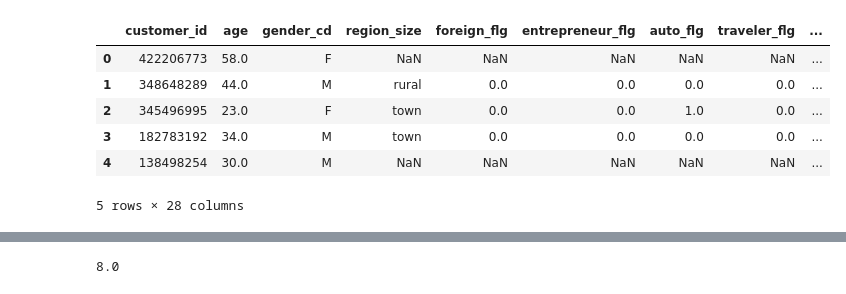
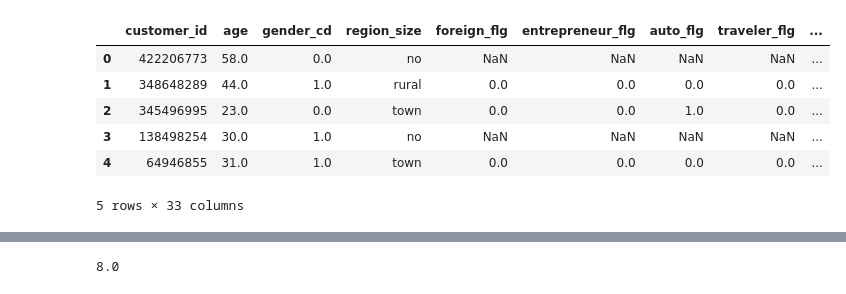
Before and after one commit to bygaga993/bread_dano_2024, a Jupyter notebook: analyse.ipynb, the cells around one changed output, grey strips where cells are left out. Drawn from its saved outputs; the diff is of its cells as text; code cells hidden in the pictures.

```diff
--- a/analyse.ipynb
+++ b/analyse.ipynb
@@ -14,14 +6,14 @@ please provide us feedback at https://github.com/pandas-dev/pandas/issues/54466
 # %%
-df = pd.read_csv('sale_tasks_dataset.csv')
+df = pd.read_csv('data_preprocessed_sort.csv')
 df.head(5)
 # %% [output]
 |  | customer_id | age | gender_cd | region_size | foreign_flg | entrepreneur_flg | auto_flg | traveler_flg | ... |
-| 0 | 422206773 | 58.0 | F | NaN | NaN | NaN | NaN | NaN | ... |
-| 1 | 348648289 | 44.0 | M | rural | 0.0 | 0.0 | 0.0 | 0.0 | ... |
-| 2 | 345496995 | 23.0 | F | town | 0.0 | 0.0 | 1.0 | 0.0 | ... |
-| 3 | 182783192 | 34.0 | M | town | 0.0 | 0.0 | 0.0 | 0.0 | ... |
-| 4 | 138498254 | 30.0 | M | NaN | NaN | NaN | NaN | NaN | ... |
+| 0 | 422206773 | 58.0 | 0.0 | no | NaN | NaN | NaN | NaN | ... |
+| 1 | 348648289 | 44.0 | 1.0 | rural | 0.0 | 0.0 | 0.0 | 0.0 | ... |
+| 2 | 345496995 | 23.0 | 0.0 | town | 0.0 | 0.0 | 1.0 | 0.0 | ... |
+| 3 | 138498254 | 30.0 | 1.0 | no | NaN | NaN | NaN | NaN | ... |
+| 4 | 64946855 | 31.0 | 1.0 | town | 0.0 | 0.0 | 0.0 | 0.0 | ... |
-5 rows × 28 columns
+5 rows × 33 columns
 # %%
 df['age'] = pd.to_numeric(df['age'], errors='coerce')
 # %%
```
Also changed, not shown: parts of 16 cells of this notebook, 2 other files.
